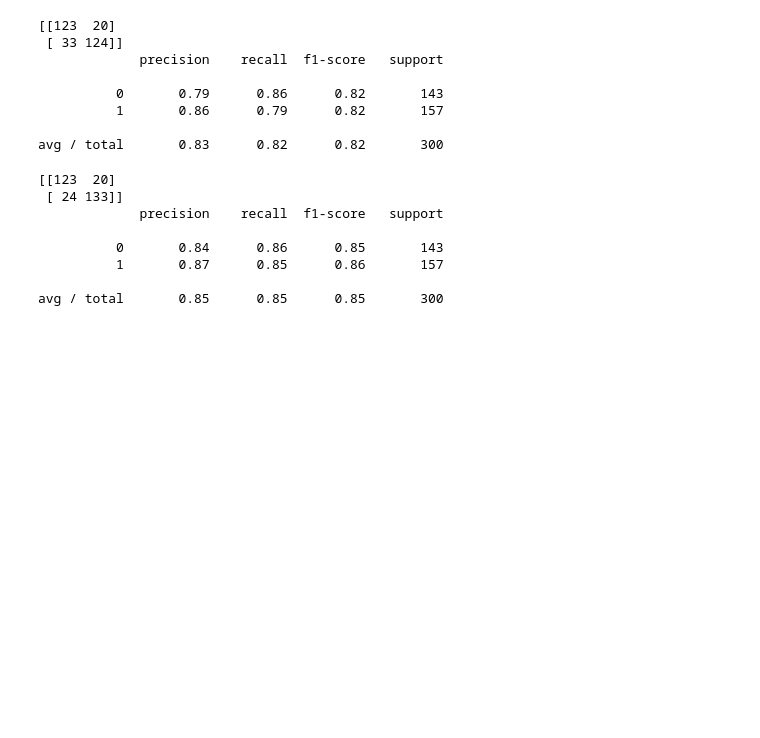
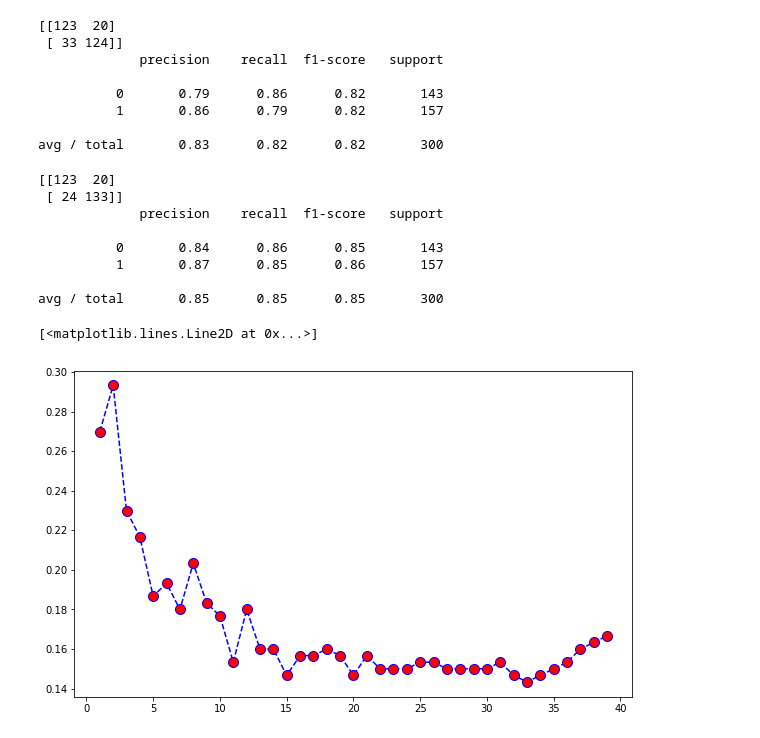
Before and after one commit to tyler-fishbone/data-science, a Jupyter notebook: kNN.ipynb, the cells around one changed output. Saved outputs shown, nothing was run; the diff lists cells and outputs as text; code cells hidden in the pictures; blank space fills up the shorter version.

```diff
--- a/kNN.ipynb
+++ b/kNN.ipynb
@@ -351,3 +351,17 @@ print(classification_report(Y_test, pred))
           1       0.87      0.85      0.86       157
 
 avg / total       0.85      0.85      0.85       300
+# %%
+error_rate = []
+
+for i in range(1,40):
+    knn = neighbors.KNeighborsClassifier(n_neighbors=i)
+    knn.fit(X_train, Y_train)
+    pred_i = knn.predict(X_test)
+    error_rate.append(np.mean(pred_i != Y_test))
+# %%
+plt.figure(figsize=(10,6))
+plt.plot(range(1,40), error_rate, color='blue', linestyle='dashed', marker='o', markerfacecolor='red', markersize=10)
+# %% [output]
+[<matplotlib.lines.Line2D at 0x...>]
+[figure, added]
```
Also changed, not shown: parts of 1 cell of this notebook.
